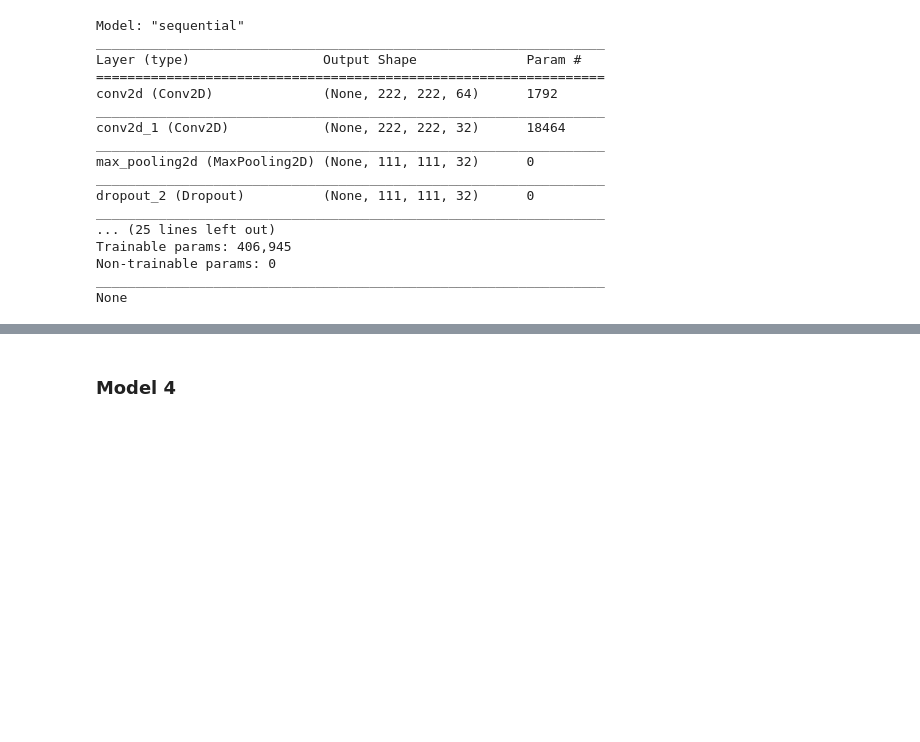
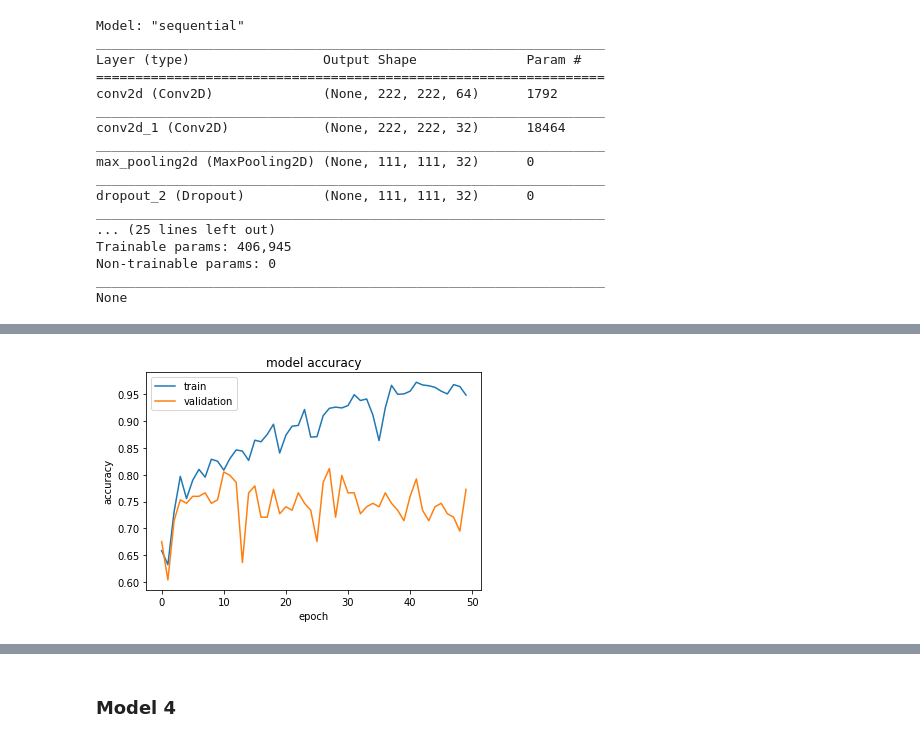
Before and after one commit to Jidorr/DeepLearning, a Jupyter notebook: Practica/pra-glaucoma.ipynb, the cells around one changed output, grey strips where cells are left out. Saved outputs shown, nothing was run; the diff lists cells and outputs as text; code cells hidden in the pictures; blank space fills up the shorter version.

```diff
--- a/Practica/pra-glaucoma.ipynb
+++ b/Practica/pra-glaucoma.ipynb
@@ -575,7 +571,8 @@ history = model.fit(X_train, y_train,
           validation_data = (X_val, y_val),
           epochs=50,
           batch_size=16,
-          verbose = 1)
+          verbose = 1,
+          callbacks=[callback])
 plot_hist(history)
 # %% [output]
 Epoch 1/50
@@ -598,3 +595,4 @@ Epoch 50/50
+[figure, added]
 # %%
 model_eval = model.evaluate(X_test, y_test, return_dict=True)
 # %% [output]
```
Also changed, not shown: parts of 21 cells of this notebook.
